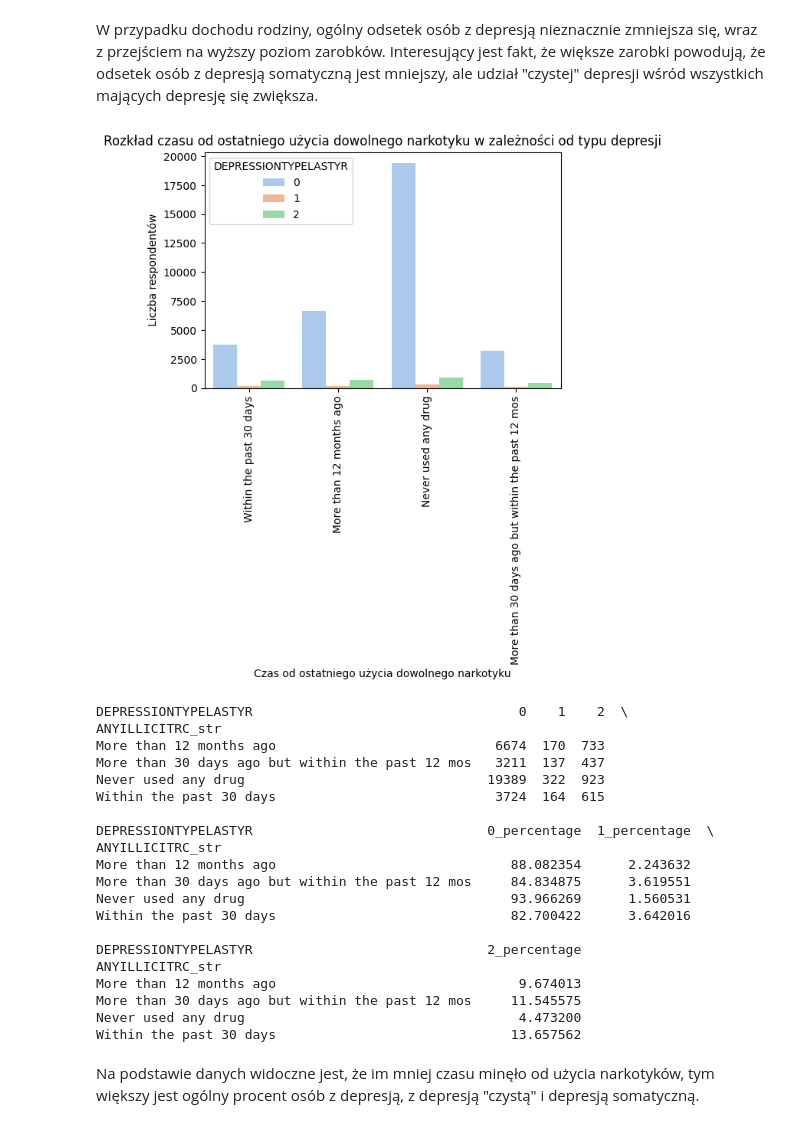
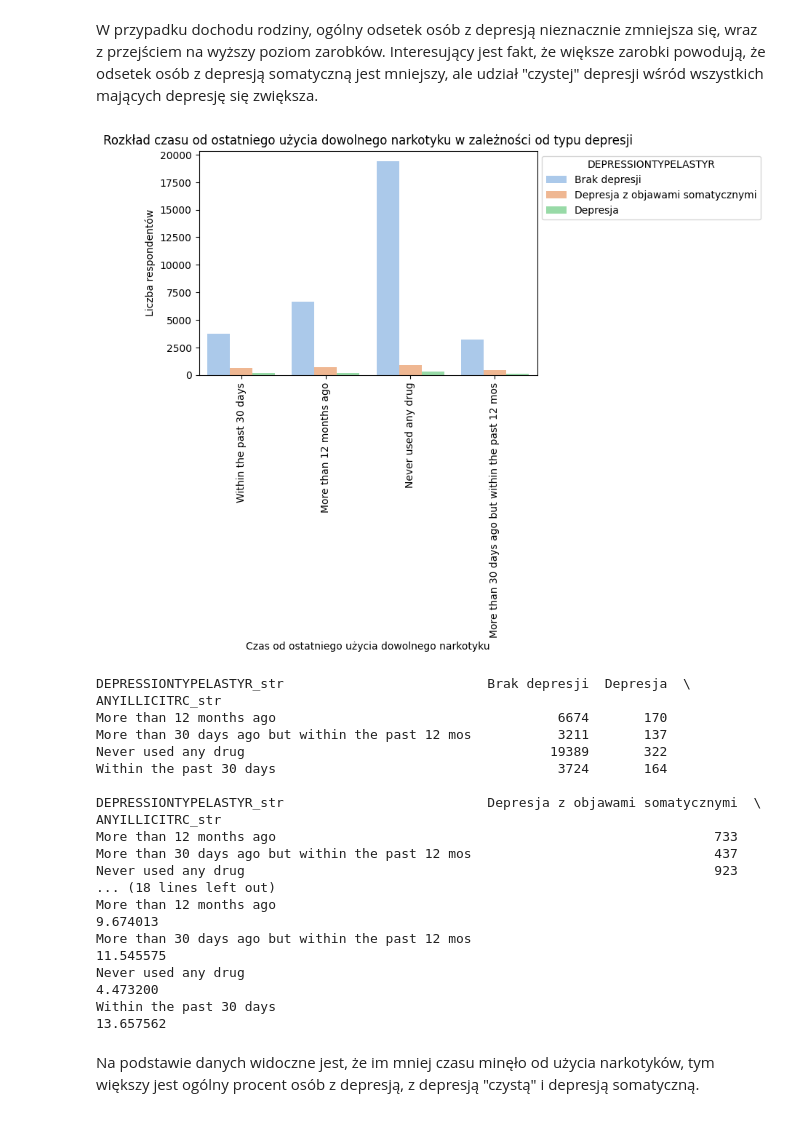
Before and after one commit to mmcza/Gender-Mental-Illness-and-Crime-in-the-United-States-Analysis, a Jupyter notebook: Mental-Illness-Analysis.ipynb, the cells around one changed output. Drawn from its saved outputs; the diff is of its cells as text; code cells hidden in the pictures.

```diff
--- a/Mental-Illness-Analysis.ipynb
+++ b/Mental-Illness-Analysis.ipynb
@@ -680,3 +684,40 @@ No crime              30118  639  2196
 [figure]
 # %% [markdown]
 Na podstawie powyższych wyników widać zależność pomiędzy popełnieniem przestępstwa a depresją, ponieważ ok. 19% osób, które popełniły przestępstwo miały depresję, a wśród respondetów, którzy odpowiedzieli, że nigdy nie popełnili przestępstwa odesetek ten wynosi ok 9%.
+# %%
+data_df['CRIMEHIST'] = data_df['CRIMEHIST'].astype(int)
+
+
+crimehistory_labels = {
+    0: 'No crime',
+    1: 'Crime'
+}
+data_df['CRIMEHIST_str'] = data_df['CRIMEHIST'].map(crime_labels)
+
+table = pd.crosstab(data_df['CRIMEHIST_str'], data_df['DEPRESSIONTYPELASTYR'])
+print(table)
+table_long = table.stack().reset_index()
+table_long.columns = ['CRIMEHIST_str', 'DEPRESSIONTYPELASTYR', 'Count']
+
+table_long['Label'] = table_long.apply(
+    lambda row: f"{row['CRIMEHIST_str']} & Type {row['DEPRESSIONTYPELASTYR']}",
+    axis=1
+)
+
+
+plt.figure(figsize=(7, 7))
+
+values = table_long['Count']
+labels = table_long['Label']
+
+plt.pie(
+    x=values,
+    labels=labels,
+    autopct='%1.1f%%',
+    startangle=140,
+    colors=sns.color_palette('pastel', n_colors=len(values))
+)
+
+plt.title('Wykres kołowy przedstawiający udział występowania danego typu depresji w zależności od bycia aresztowanym')
+plt.tight_layout()
+plt.show()
@@ -729,55 +783,52 @@ W przypadku dochodu rodziny, ogólny odsetek osób z depresją nieznacznie zmnie
 # %%
 recency_any_illicit_labels = {
     3: 'Within the past 30 days',
     2: 'More than 30 days ago but within the past 12 mos',
     1: 'More than 12 months ago',
     0: 'Never used any drug'
 }
 
 data_df['ANYILLICITRC'] = data_df['ANYILLICITRC'].astype(int)
 data_df['ANYILLICITRC_str'] = data_df['ANYILLICITRC'].map(recency_any_illicit_labels)
 
 plt.figure(figsize=(6,4))
 sns.countplot(
     data=data_df,
     x='ANYILLICITRC_str',
-    hue='DEPRESSIONTYPELASTYR',
+    hue='DEPRESSIONTYPELASTYR_str',
     palette='pastel'
 )
 plt.title('Rozkład czasu od ostatniego użycia dowolnego narkotyku w zależności od typu depresji')
 plt.xlabel('Czas od ostatniego użycia dowolnego narkotyku')
 plt.xticks(rotation=90)
 plt.ylabel('Liczba respondentów')
 plt.tight_layout()
+plt.legend(title='DEPRESSIONTYPELASTYR', bbox_to_anchor=(1, 1))
 plt.show()
 
-table = pd.crosstab(data_df['ANYILLICITRC_str'], data_df['DEPRESSIONTYPELASTYR'])
+table = pd.crosstab(data_df['ANYILLICITRC_str'], data_df['DEPRESSIONTYPELASTYR_str'])
 table_percentage = table.div(table.sum(axis=1), axis=0) * 100
 table = table.join(table_percentage, rsuffix='_percentage')
-
 print(table)
 # %% [output]
-[figure, old version]
+[figure, new version]
-DEPRESSIONTYPELASTYR                                  0    1    2  \
+DEPRESSIONTYPELASTYR_str                          Brak depresji  Depresja  \
 ANYILLICITRC_str
-More than 12 months ago                            6674  170  733
-More than 30 days ago but within the past 12 mos   3211  137  437
-Never used any drug                               19389  322  923
-Within the past 30 days                            3724  164  615
+More than 12 months ago                                    6674       170
+More than 30 days ago but within the past 12 mos           3211       137
+Never used any drug                                       19389       322
+Within the past 30 days                                    3724       164
 
-DEPRESSIONTYPELASTYR                              0_percentage  1_percentage  \
+DEPRESSIONTYPELASTYR_str                          Depresja z objawami somatycznymi  \
 ANYILLICITRC_str
-More than 12 months ago                              88.082354      2.243632
-More than 30 days ago but within the past 12 mos     84.834875      3.619551
-Never used any drug                                  93.966269      1.560531
-Within the past 30 days                              82.700422      3.642016
-
-DEPRESSIONTYPELASTYR                              2_percentage
-ANYILLICITRC_str
-More than 12 months ago                               9.674013
-More than 30 days ago but within the past 12 mos     11.545575
-Never used any drug                                   4.473200
-Within the past 30 days                              13.657562
+More than 12 months ago                                                        733
+More than 30 days ago but within the past 12 mos                               437
+Never used any drug                                                            923
+... (18 lines left out)
+More than 12 months ago                                                              9.674013
+More than 30 days ago but within the past 12 mos                                    11.545575
+Never used any drug                                                                  4.473200
+Within the past 30 days                                                             13.657562
 # %% [markdown]
 Na podstawie danych widoczne jest, że im mniej czasu minęło od użycia narkotyków, tym większy jest ogólny procent osób z depresją, z depresją "czystą" i depresją somatyczną.
 # %%
```
Also changed, not shown: parts of 34 cells of this notebook.
